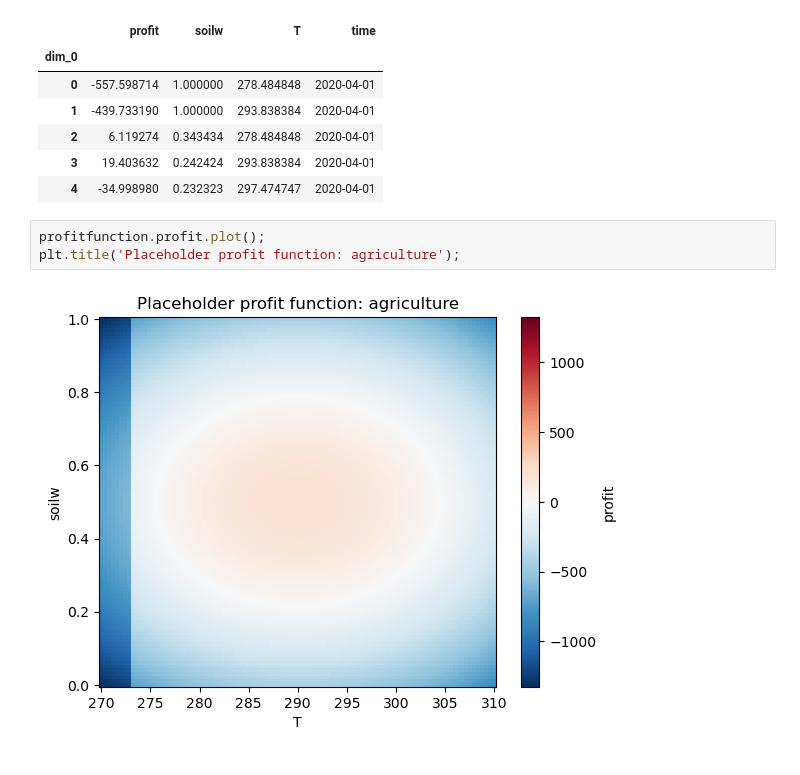
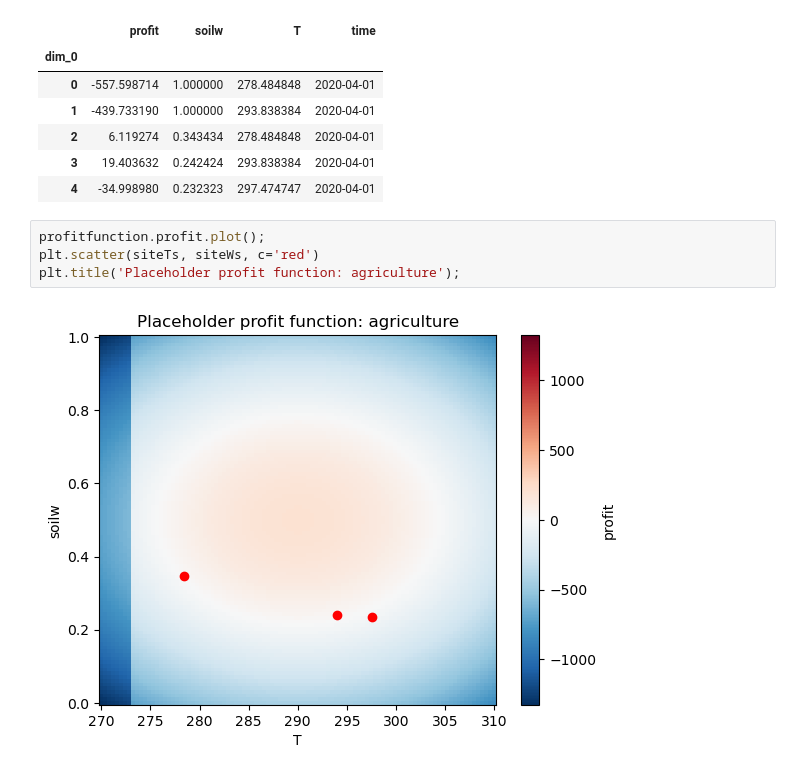
Before and after one commit to ATMOcanes/MindTheGap_wxbiz_game_course, a Jupyter notebook: Jupyter_Notebooks/Verification_scoring.ipynb, the cells around one changed output. Cells and saved outputs as stored; diff of their text form.

```diff
--- a/Jupyter_Notebooks/Verification_scoring.ipynb
+++ b/Jupyter_Notebooks/Verification_scoring.ipynb
@@ -102,6 +105,7 @@ siteprofits.to_dataframe()
 | 4 | -34.998980 | 0.232323 | 297.474747 | 2020-04-01 |
 # %%
 profitfunction.profit.plot();
+plt.scatter(siteTs, siteWs, c='red')
 plt.title('Placeholder profit function: agriculture');
 # %% [output]
-[figure, old version]
+[figure, new version]
```
Also changed, not shown: parts of 4 cells of this notebook.
